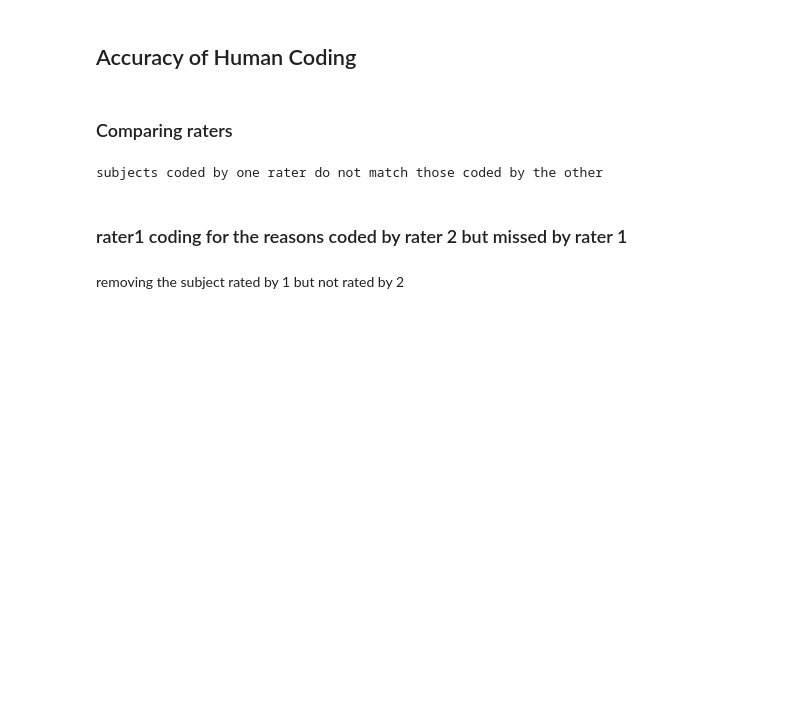
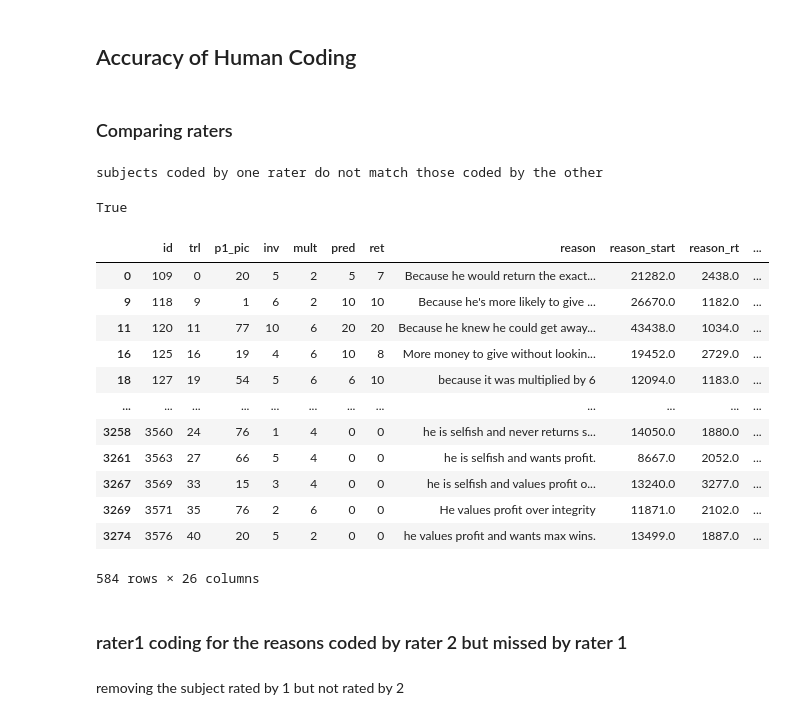
Before and after one commit to BryanGonzalez262/HMTG_possibilities, a Jupyter notebook: analysis/Experiment_1/Pilot/pilot_analysis.ipynb, the cells around one changed output. Drawn from its saved outputs; the diff is of its cells as text; code cells hidden in the pictures; blank space fills up the shorter version.

```diff
--- a/analysis/Experiment_1/Pilot/pilot_analysis.ipynb
+++ b/analysis/Experiment_1/Pilot/pilot_analysis.ipynb
@@ -129 +135,33 @@ subjects coded by one rater do not match those coded by the other
+# %%
+temp = pd.read_csv('../Data/HMTG_pilot_2raters_4_28_22.csv', sep=',', index_col=0)
+# %% [output]
+True
+# %%
+dat = pd.DataFrame(columns=bg_dat.columns)
+for subj in dd_dat.subject_id.unique():
+#subj = d2_subs[1]
+    dat = dat.append(dd_dat.loc[dd_dat.subject_id == subj])
+    if subj in bg_dat.subject_id.values:
+        dat.loc[dat.subject_id == subj, 'rater_1'] = bg_dat.loc[bg_dat.subject_id == subj].rater_1.values
+    elif subj in temp.subject_id.values:
+        dat.loc[dat.subject_id == subj, 'rater_1'] = temp.loc[temp.subject_id == subj].rater_1.values
+    else:
+        print(f'something is up with subject: {subj}')
+# %%
+dat.groupby('trustee_id').agg(({"subject_id": "nunique"}))
+dat.loc[dat.probe_trl == True]
+# %% [output]
+|  | id | trl | p1_pic | inv | mult | pred | ret | reason | reason_start | reason_rt | ... |
+| 0 | 109 | 0 | 20 | 5 | 2 | 5 | 7 | Because he would return the exact... | 21282.0 | 2438.0 | ... |
+| 9 | 118 | 9 | 1 | 6 | 2 | 10 | 10 | Because he's more likely to give ... | 26670.0 | 1182.0 | ... |
+| 11 | 120 | 11 | 77 | 10 | 6 | 20 | 20 | Because he knew he could get away... | 43438.0 | 1034.0 | ... |
+| 16 | 125 | 16 | 19 | 4 | 6 | 10 | 8 | More money to give without lookin... | 19452.0 | 2729.0 | ... |
+| 18 | 127 | 19 | 54 | 5 | 6 | 6 | 10 | because it was multiplied by 6 | 12094.0 | 1183.0 | ... |
+| ... | ... | ... | ... | ... | ... | ... | ... | ... | ... | ... | ... |
+| 3258 | 3560 | 24 | 76 | 1 | 4 | 0 | 0 | he is selfish and never returns s... | 14050.0 | 1880.0 | ... |
+| 3261 | 3563 | 27 | 66 | 5 | 4 | 0 | 0 | he is selfish and wants profit. | 8667.0 | 2052.0 | ... |
+| 3267 | 3569 | 33 | 15 | 3 | 4 | 0 | 0 | he is selfish and values profit o... | 13240.0 | 3277.0 | ... |
+| 3269 | 3571 | 35 | 76 | 2 | 6 | 0 | 0 | He values profit over integrity | 11871.0 | 2102.0 | ... |
+| 3274 | 3576 | 40 | 20 | 5 | 2 | 0 | 0 | he values profit and wants max wins. | 13499.0 | 1887.0 | ... |
+584 rows × 26 columns
 # %%
```
Also changed, not shown: parts of 6 cells of this notebook, 2 other files.
